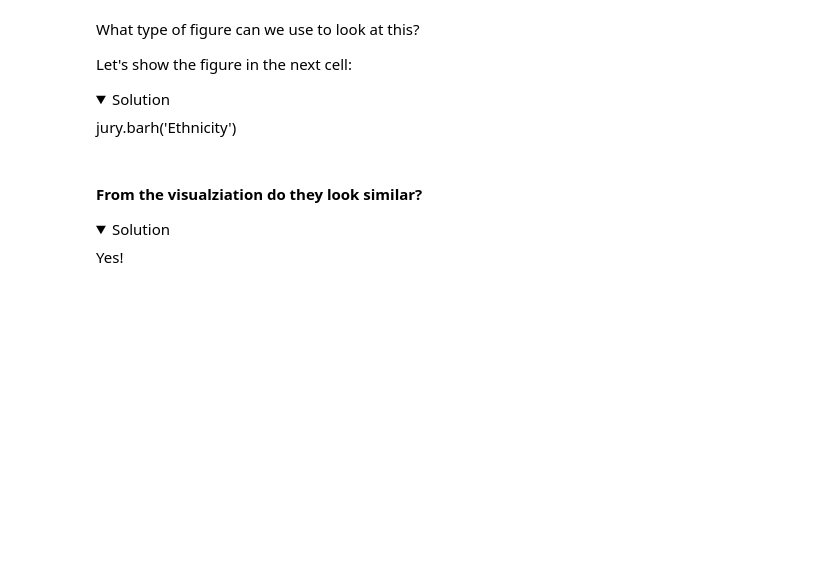
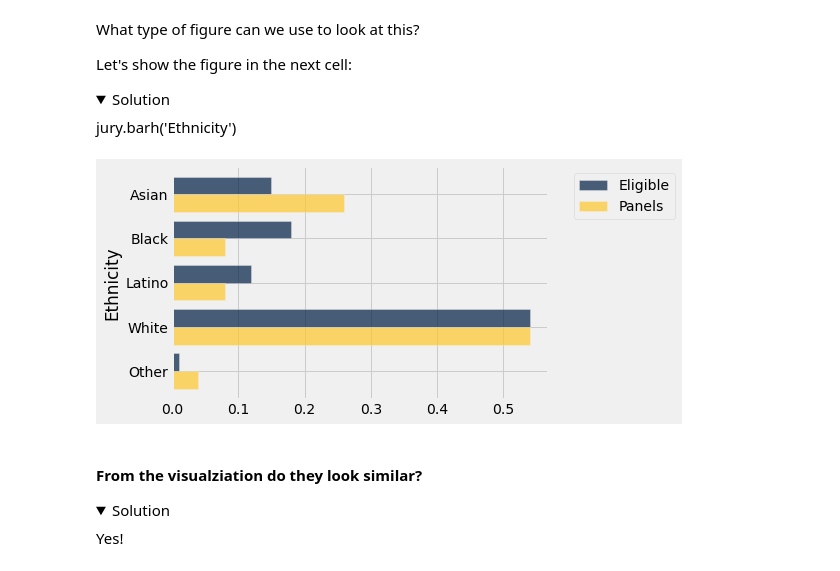
Before and after one commit to BC-COMS-1016/materials-sp22, a Jupyter notebook: demos/Lecture_15.ipynb, the cells around one changed output. Cells and saved outputs as stored; diff of their text form; code cells hidden in the pictures; folded sections open; blank space fills up the shorter version.

```diff
--- a/demos/Lecture_15.ipynb
+++ b/demos/Lecture_15.ipynb
@@ -28,6 +35,10 @@ Let's show the figure in the next cell:
 <summary>Solution</summary>
   jury.barh('Ethnicity')
 </details>
+# %%
+jury.barh('Ethnicity')
+# %% [output]
+[figure, added]
 # %% [markdown]
 #### From the visualziation do they look similar?
 
```
Also changed, not shown: parts of 18 cells of this notebook.
